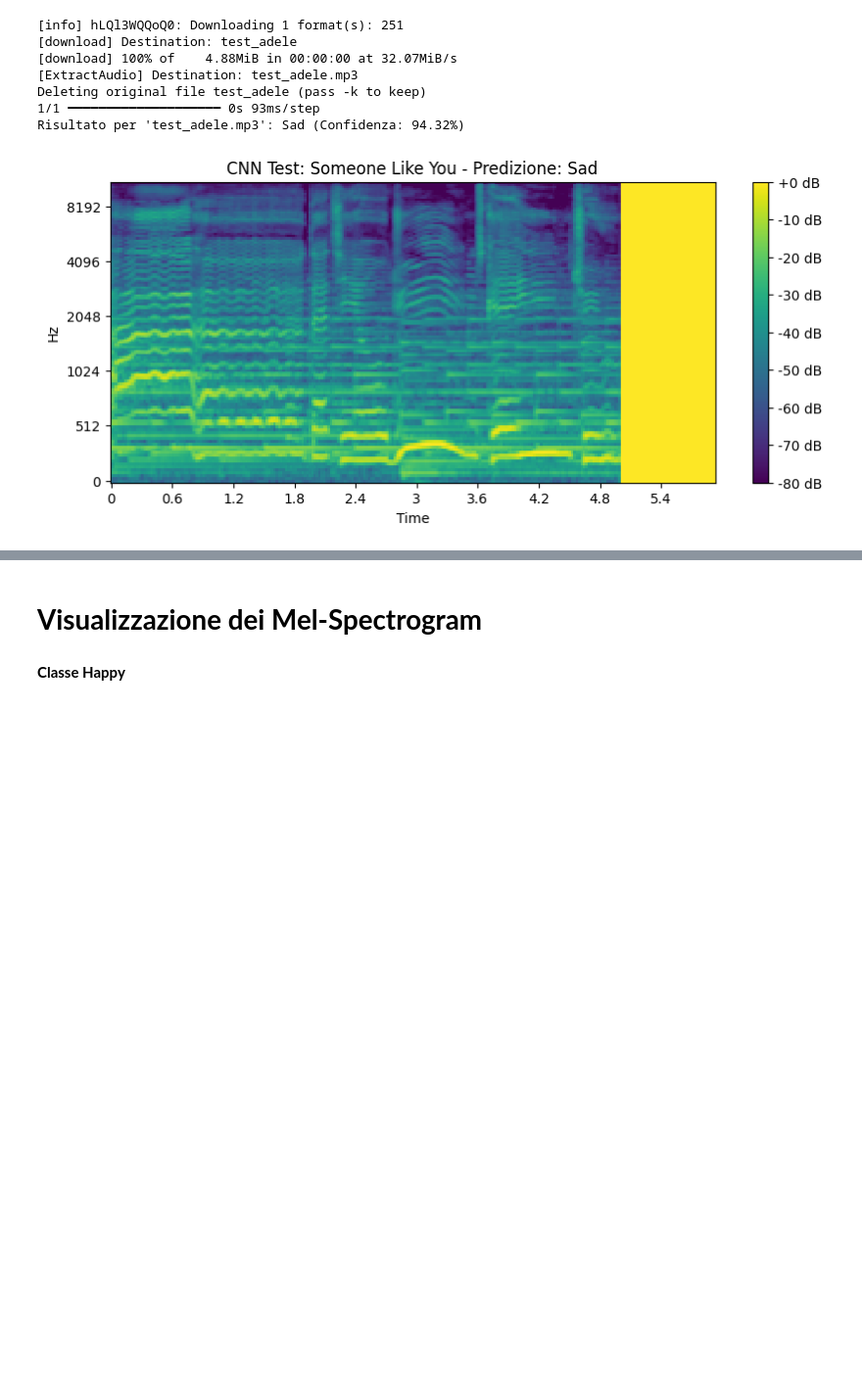
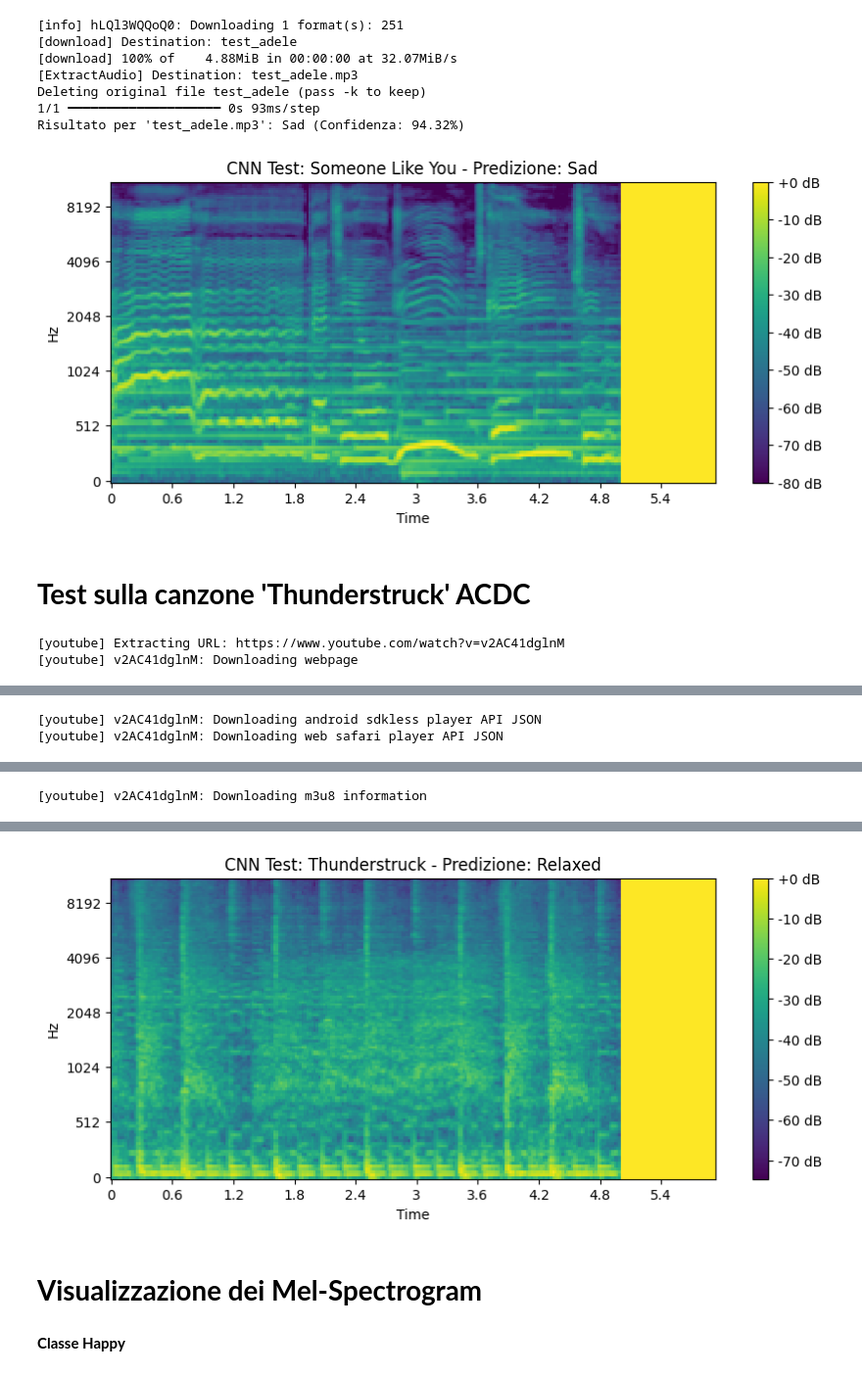
Before and after one commit to Lucazere00/music_emotion_recognition, a Jupyter notebook: music_emotion_recognition.ipynb, the cells around one changed output, grey strips where cells are left out. Shown at 98% size. Saved outputs shown, nothing was run; the diff lists cells and outputs as text; code cells hidden in the pictures; blank space fills up the shorter version.

```diff
--- a/music_emotion_recognition.ipynb
+++ b/music_emotion_recognition.ipynb
@@ -596,3 +590,77 @@ Deleting original file test_adele (pass -k to keep)
 1/1 ━━━━━━━━━━━━━━━━━━━━ 0s 93ms/step
 Risultato per 'test_adele.mp3': Sad (Confidenza: 94.32%)
 [figure]
+# %% [markdown]
+# **Test sulla canzone 'Thunderstruck' ACDC**
+# %%
+# 1. FUNZIONE DOWNLOAD
+def download_youtube_audio(url, output_name='test_acdc'):
+
+    if os.path.exists(output_name + '.mp3'):
+        os.remove(output_name + '.mp3')
+
+    ydl_opts = {
+        'format': 'bestaudio/best',
+        'postprocessors': [{
+            'key': 'FFmpegExtractAudio',
+            'preferredcodec': 'mp3',
+            'preferredquality': '192',
+        }],
+        'outtmpl': output_name,
+    }
+    with yt_dlp.YoutubeDL(ydl_opts) as ydl:
+        ydl.download([url])
+    return output_name + '.mp3'
+
+# 2. FUNZIONE PREDIZIONE
+def predict_external_song(file_path, model):
+    # Caricamento audio
+    y, sr = librosa.load(file_path, offset=40.0, duration=5.0)
+
+    # Mel Spectrogram
+    mel_spec = librosa.feature.melspectrogram(y=y, sr=sr, n_mels=128)
+    mel_spec_db = librosa.power_to_db(mel_spec, ref=np.max)
+
+    # Resize a 128x256
+    if mel_spec_db.shape[1] < 256:
+        mel_spec_db = np.pad(mel_spec_db, ((0,0), (0, 256 - mel_spec_db.shape[1])))
+    else:
+        mel_spec_db = mel_spec_db[:, :256]
+
+    img = (mel_spec_db - np.min(mel_spec_db)) / (np.max(mel_spec_db) - np.min(mel_spec_db))
+    img = np.expand_dims(img, axis=(0, -1))
+
+    # Predizione
+    preds = model.predict(img)
+    class_idx = np.argmax(preds)
+
+    labels = ['Angry', 'Happy', 'Relaxed', 'Sad']
+    emotion = labels[class_idx]
+
+    print(f"\n--- RISULTATO FINALE ---")
+    print(f"Canzone: {file_path}")
+    print(f"Emozione Predetta: {emotion}")
+    print(f"Confidenza: {preds[0][class_idx]*100:.2f}%")
+    print(f"------------------------\n")
+
+    # Plot
+    plt.figure(figsize=(10, 4))
+    librosa.display.specshow(mel_spec_db, x_axis='time', y_axis='mel', sr=sr, cmap='viridis')
+    plt.colorbar(format='%+2.0f dB')
+    plt.title(f"CNN Test: Thunderstruck - Predizione: {emotion}")
+
+
+    save_path = '/content/music_emotion_recognition/'
+    if not os.path.exists(save_path):
+        os.makedirs(save_path)
+
+    plt.savefig(save_path + 'thunderstruck.png')
+    plt.show()
+
+
+youtube_url_acdc = 'https://www.youtube.com/watch?v=v2AC41dglnM'
+audio_file_acdc = download_youtube_audio(youtube_url_acdc)
+predict_external_song(audio_file_acdc, model)
+# %% [output]
+[youtube] Extracting URL: https://www.youtube.com/watch?v=v2AC41dglnM
+[youtube] v2AC41dglnM: Downloading webpage
@@ -598,0 +668,2 @@ Risultato per 'test_adele.mp3': Sad (Confidenza: 94.32%)
+[youtube] v2AC41dglnM: Downloading android sdkless player API JSON
+[youtube] v2AC41dglnM: Downloading web safari player API JSON
@@ -598,0 +671 @@ Risultato per 'test_adele.mp3': Sad (Confidenza: 94.32%)
+[youtube] v2AC41dglnM: Downloading m3u8 information
@@ -599,3 +685,4 @@ Risultato per 'test_adele.mp3': Sad (Confidenza: 94.32%)
+[figure, added]
 # %% [markdown]
 # **Visualizzazione dei Mel-Spectrogram**
 # %% [markdown]
```
Also changed, not shown: parts of 4 cells of this notebook.
